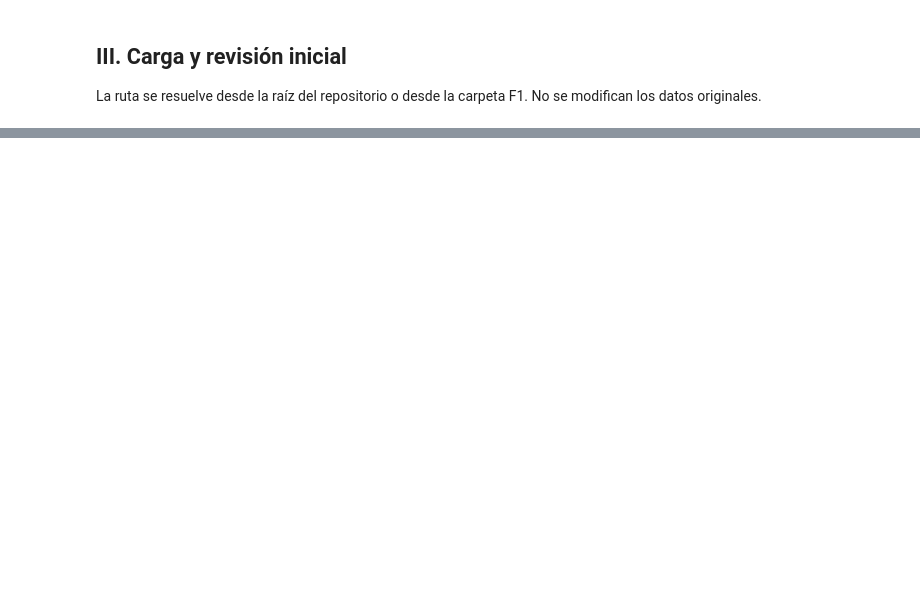
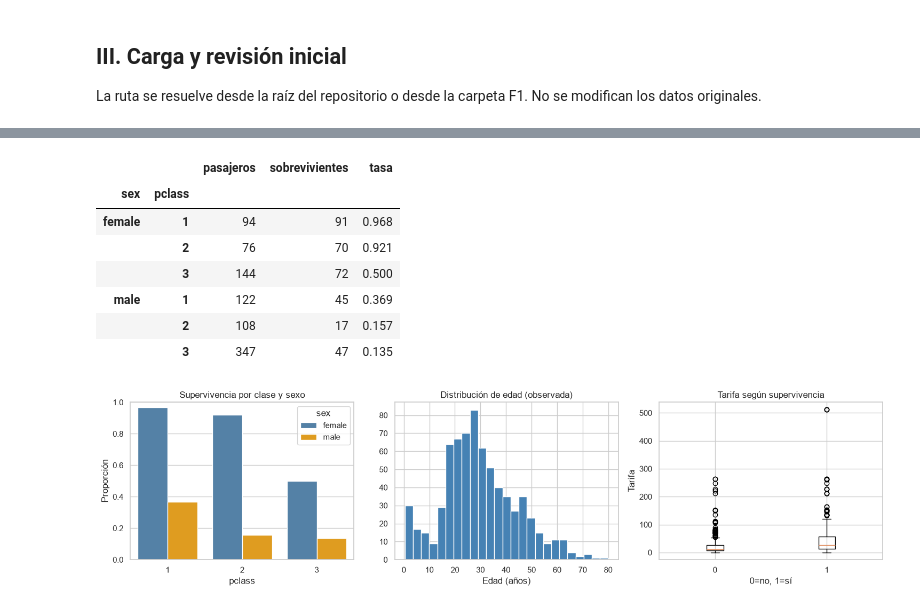
Before and after one commit to vedurancisterna-alt/Exploracion-Inteligente-de-Datos-Dat, a Jupyter notebook: F1/F1_Sumativa_EDA_Titanic.ipynb, the cells around one changed output, grey strips where cells are left out. Saved outputs shown, nothing was run; the diff lists cells and outputs as text; code cells hidden in the pictures; blank space fills up the shorter version.

```diff
--- a/F1/F1_Sumativa_EDA_Titanic.ipynb
+++ b/F1/F1_Sumativa_EDA_Titanic.ipynb
@@ -70,0 +159,22 @@ Se crea una copia de trabajo y una variable derivada descriptiva. No se imputan
+# %%
+cruce = df.groupby(['sex','pclass'])['survived'].agg(pasajeros='size', sobrevivientes='sum', tasa='mean').round(3)
+display(cruce)
+fig, axes = plt.subplots(1,3,figsize=(15,4))
+sns.barplot(data=df,x='pclass',y='survived',hue='sex',errorbar=None,ax=axes[0],palette=['steelblue','orange'])
+axes[0].set(title='Supervivencia por clase y sexo',ylabel='Proporción',ylim=(0,1))
+axes[1].hist(df['age'].dropna(),bins=25,color='steelblue')
+axes[1].set(title='Distribución de edad (observada)',xlabel='Edad (años)')
+axes[2].boxplot([df.loc[df['survived']==0,'fare'].dropna(),df.loc[df['survived']==1,'fare'].dropna()],tick_labels=['0','1'])
+axes[2].set(title='Tarifa según supervivencia',xlabel='0=no, 1=sí',ylabel='Tarifa')
+plt.tight_layout()
+plt.show()
+# %% [output]
+|  |  | pasajeros | sobrevivientes | tasa |
+| sex | pclass |  |  |  |
+| female | 1 | 94 | 91 | 0.968 |
+|  | 2 | 76 | 70 | 0.921 |
+|  | 3 | 144 | 72 | 0.500 |
+| male | 1 | 122 | 45 | 0.369 |
+|  | 2 | 108 | 17 | 0.157 |
+|  | 3 | 347 | 47 | 0.135 |
+[figure, added]
```
Also changed, not shown: parts of 30 cells of this notebook.
